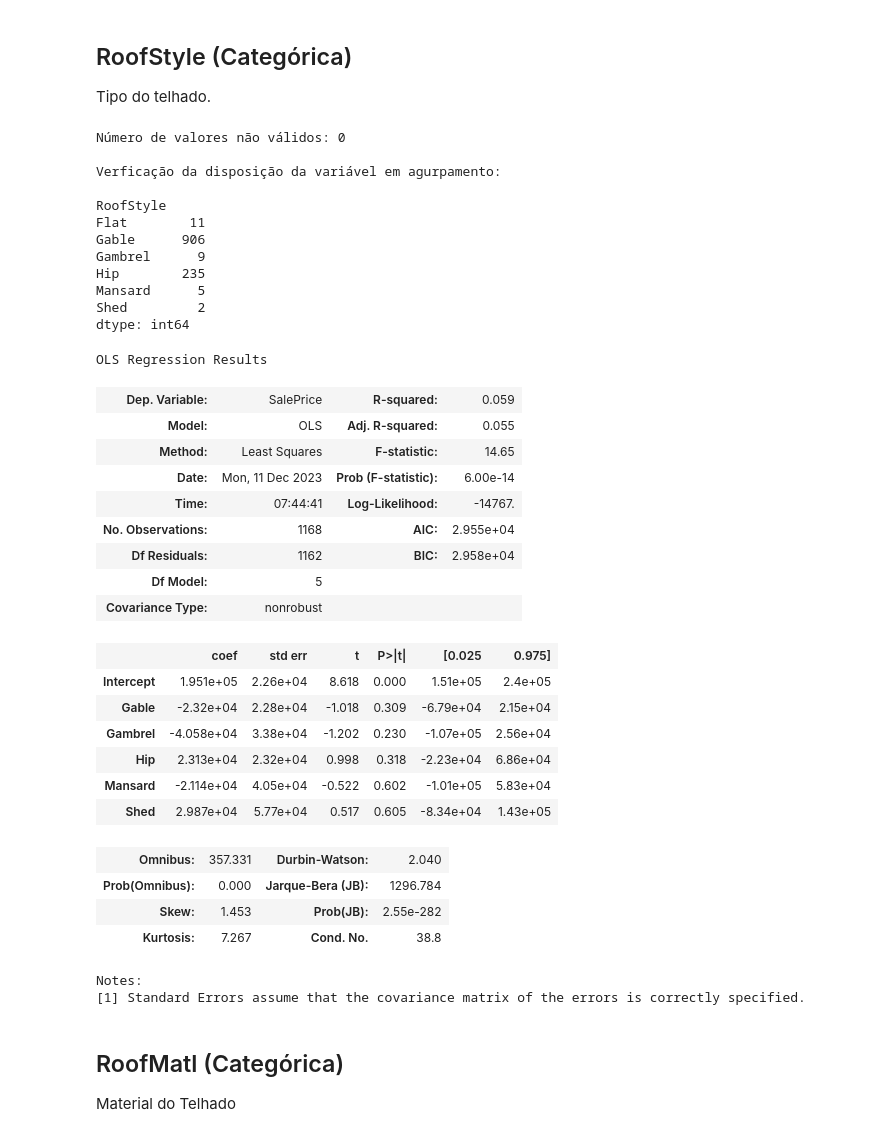
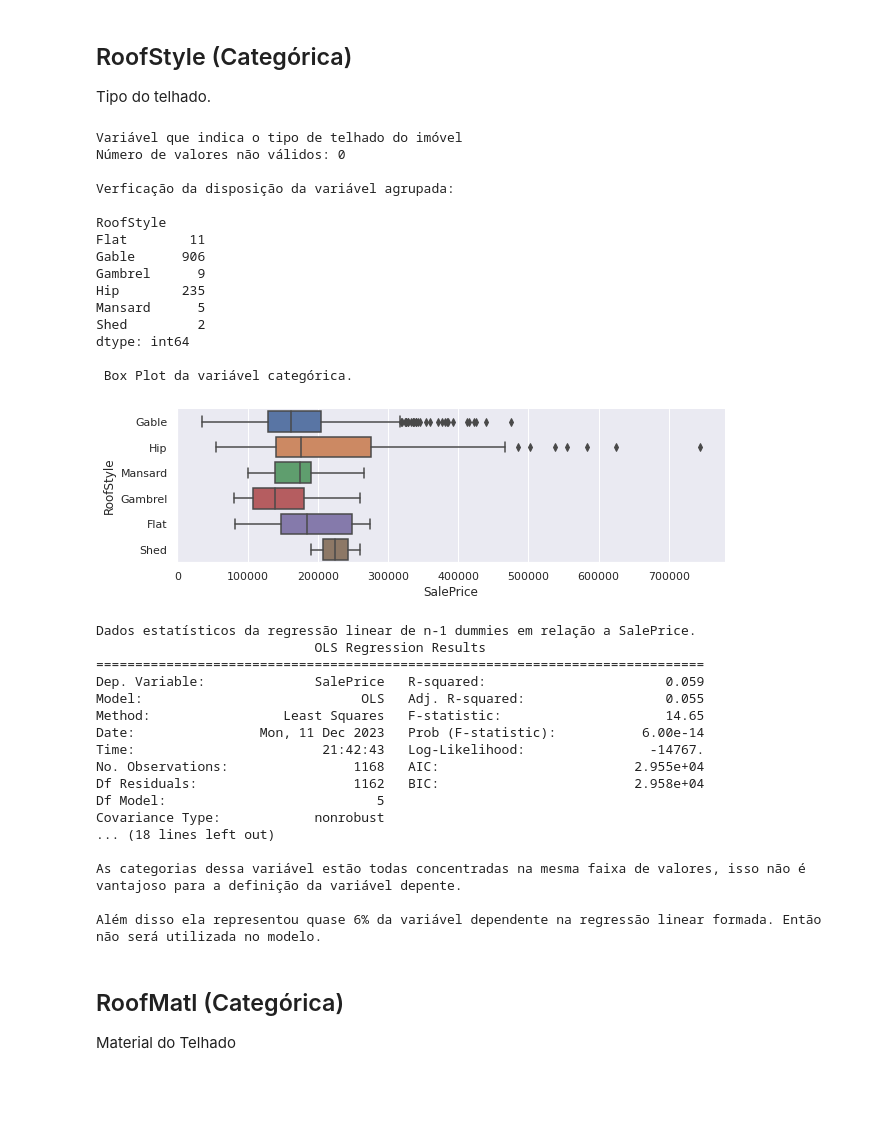
Before and after one commit to JohnDaytonCC/HousePricesPrediction, a Jupyter notebook: Notebook - House Prices Predition.ipynb, the cells around one changed output. Cells and saved outputs as stored; diff of their text form; code cells hidden in the pictures; blank space fills up the shorter version.

```diff
--- a/Notebook - House Prices Predition.ipynb
+++ b/Notebook - House Prices Predition.ipynb
@@ -1774,65 +1787,79 @@ Quantidade de valores +inf em 'df_sem_outlier' após a aplicação da transforma
 Tipo do telhado.
 # %%
 nome_feature = 'RoofStyle'
+
+print('Variável que indica o tipo de telhado do imóvel')
 
 # Verificação de valores nulos na variável
 print(f'Número de valores não válidos: {dados_treino[nome_feature].isnull().sum()}\n')
 
-# Estatística univariádas pela variável
-print('Verficação da disposição da variável em agurpamento:\n')
+print('Verficação da disposição da variável agrupada:\n')
 agrupado = dados_treino.groupby([nome_feature]).size()
 print(agrupado)
 
 # Conversão da variável categórica em dicotômica com a exclusão da primeira variável dicotômica.
 df_dummies_auxiliar = pd.get_dummies(dados_treino[nome_feature], columns=[nome_feature], drop_first=True)
 
 # Inclusão da variável dependente ao data frame de variáveis dicotômicas.
 df_dummies_auxiliar[nome_target] = dados_treino[nome_target].copy()
 
-# Verificação do data frame.
-df_dummies_auxiliar.head(6)
+############################################################################################################
+# Criação de um gráfico para facilitar o entendimento da dispersão dos dados
+
+print('\n Box Plot da variável categórica.')
+
+sns.catplot(x = nome_target, y = nome_feature, data = dados_treino, kind = "box", height=3, aspect=3)
+
+# Ajustar o layout para evitar sobreposição
+plt.tight_layout()
+
+# Mostrar os gráficos
+plt.show()
+############################################################################################################
 
 # Estimação do modelo de regressão linear múltipla com n-1 dummies
+print('Dados estatísticos da regressão linear de n-1 dummies em relação a SalePrice.')
 modelo_dummies = sm.OLS.from_formula("SalePrice ~ Gable + Gambrel + Hip + Mansard + Shed", df_dummies_auxiliar).fit()
 
 # Verificação dos parâmetros do modelo.
-modelo_dummies.summary()
+print(modelo_dummies.summary())
+
+print('\nAs categorias dessa variável estão todas concentradas na mesma faixa de valores, isso não é vantajoso para a definição da variável depente.')
+print('\nAlém disso ela representou quase 6% da variável dependente na regressão linear formada. Então não será utilizada no modelo.')
 # %% [output]
+Variável que indica o tipo de telhado do imóvel
 Número de valores não válidos: 0
 
-Verficação da disposição da variável em agurpamento:
+Verficação da disposição da variável agrupada:
 
 RoofStyle
 Flat        11
 Gable      906
 Gambrel      9
 Hip        235
 Mansard      5
 Shed         2
 dtype: int64
+
+ Box Plot da variável categórica.
+[figure, added]
-OLS Regression Results
+Dados estatísticos da regressão linear de n-1 dummies em relação a SalePrice.
+                            OLS Regression Results
+==============================================================================
+Dep. Variable:              SalePrice   R-squared:                       0.059
+Model:                            OLS   Adj. R-squared:                  0.055
+Method:                 Least Squares   F-statistic:                     14.65
+Date:                Mon, 11 Dec 2023   Prob (F-statistic):           6.00e-14
+Time:                        21:42:43   Log-Likelihood:                -14767.
+No. Observations:                1168   AIC:                         2.955e+04
+Df Residuals:                    1162   BIC:                         2.958e+04
+Df Model:                           5
+Covariance Type:            nonrobust
+... (18 lines left out)
+
+As categorias dessa variável estão todas concentradas na mesma faixa de valores, isso não é vantajoso para a definição da variável depente.
+
+Além disso ela representou quase 6% da variável dependente na regressão linear formada. Então não será utilizada no modelo.
-| Dep. Variable: | SalePrice | R-squared: | 0.059 |
-| Model: | OLS | Adj. R-squared: | 0.055 |
-| Method: | Least Squares | F-statistic: | 14.65 |
-| Date: | Mon, 11 Dec 2023 | Prob (F-statistic): | 6.00e-14 |
-| Time: | 07:44:41 | Log-Likelihood: | -14767. |
-| No. Observations: | 1168 | AIC: | 2.955e+04 |
-| Df Residuals: | 1162 | BIC: | 2.958e+04 |
-| Df Model: | 5 |  |  |
-| Covariance Type: | nonrobust |  |  |
-|  | coef | std err | t | P>|t| | [0.025 | 0.975] |
-| Intercept | 1.951e+05 | 2.26e+04 | 8.618 | 0.000 | 1.51e+05 | 2.4e+05 |
-| Gable | -2.32e+04 | 2.28e+04 | -1.018 | 0.309 | -6.79e+04 | 2.15e+04 |
-| Gambrel | -4.058e+04 | 3.38e+04 | -1.202 | 0.230 | -1.07e+05 | 2.56e+04 |
-| Hip | 2.313e+04 | 2.32e+04 | 0.998 | 0.318 | -2.23e+04 | 6.86e+04 |
-| Mansard | -2.114e+04 | 4.05e+04 | -0.522 | 0.602 | -1.01e+05 | 5.83e+04 |
-| Shed | 2.987e+04 | 5.77e+04 | 0.517 | 0.605 | -8.34e+04 | 1.43e+05 |
-| Omnibus: | 357.331 | Durbin-Watson: | 2.040 |
-| Prob(Omnibus): | 0.000 | Jarque-Bera (JB): | 1296.784 |
-| Skew: | 1.453 | Prob(JB): | 2.55e-282 |
-| Kurtosis: | 7.267 | Cond. No. | 38.8 |
-Notes:
-[1] Standard Errors assume that the covariance matrix of the errors is correctly specified.
 # %% [markdown]
 ## RoofMatl (Categórica)
 
```
Also changed, not shown: parts of 50 cells of this notebook.
